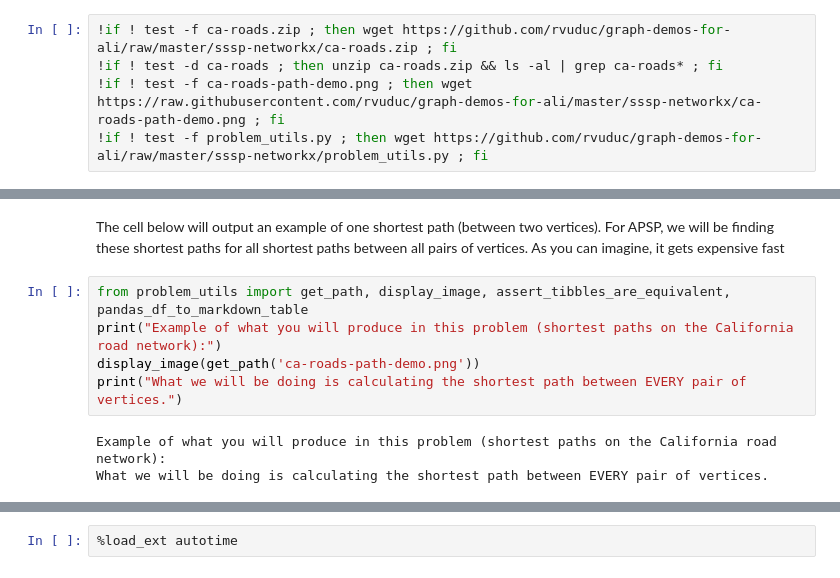
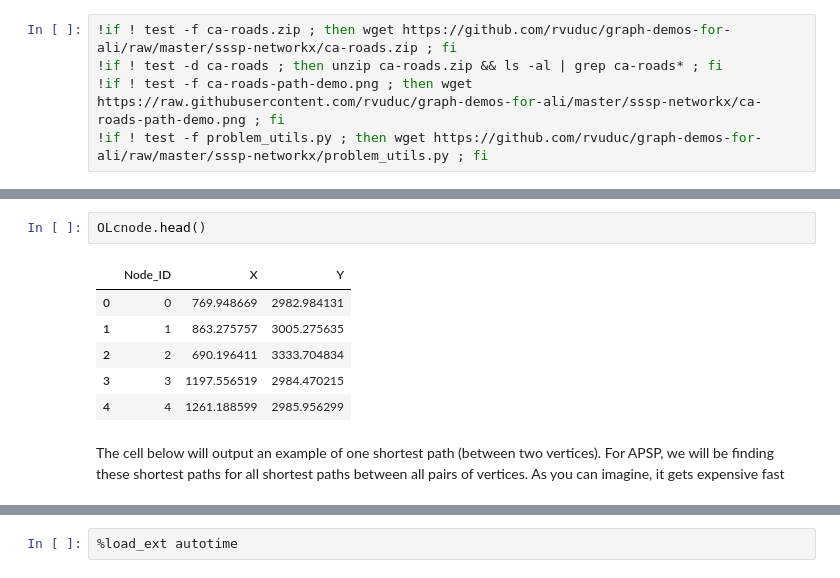
Before and after one commit to Ali-Kazmi/All-Pairs-Shortest-Path, a Jupyter notebook: APSP.ipynb, the cells around one changed output, grey strips where cells are left out. Saved outputs shown, nothing was run; the diff lists cells and outputs as text.

```diff
--- a/APSP.ipynb
+++ b/APSP.ipynb
@@ -73,13 +33,14 @@ print(edges)
+# %%
+OLcnode.head()
+# %% [output]
+|  | Node_ID | X | Y |
+| 0 | 0 | 769.948669 | 2982.984131 |
+| 1 | 1 | 863.275757 | 3005.275635 |
+| 2 | 2 | 690.196411 | 3333.704834 |
+| 3 | 3 | 1197.556519 | 2984.470215 |
+| 4 | 4 | 1261.188599 | 2985.956299 |
 # %% [markdown]
 The cell below will output an example of one shortest path (between two vertices). For APSP, we will be finding these shortest paths for all shortest paths between all pairs of vertices. As you can imagine, it gets expensive fast
-# %%
-from problem_utils import get_path, display_image, assert_tibbles_are_equivalent, pandas_df_to_markdown_table
-print("Example of what you will produce in this problem (shortest paths on the California road network):")
-display_image(get_path('ca-roads-path-demo.png'))
-print("What we will be doing is calculating the shortest path between EVERY pair of vertices.")
-# %% [output]
-Example of what you will produce in this problem (shortest paths on the California road network):
-What we will be doing is calculating the shortest path between EVERY pair of vertices.
 # %%
 def get_edgelist(df):
     ### BEGIN SOLUTION
```
Also changed, not shown: parts of 41 cells of this notebook.
